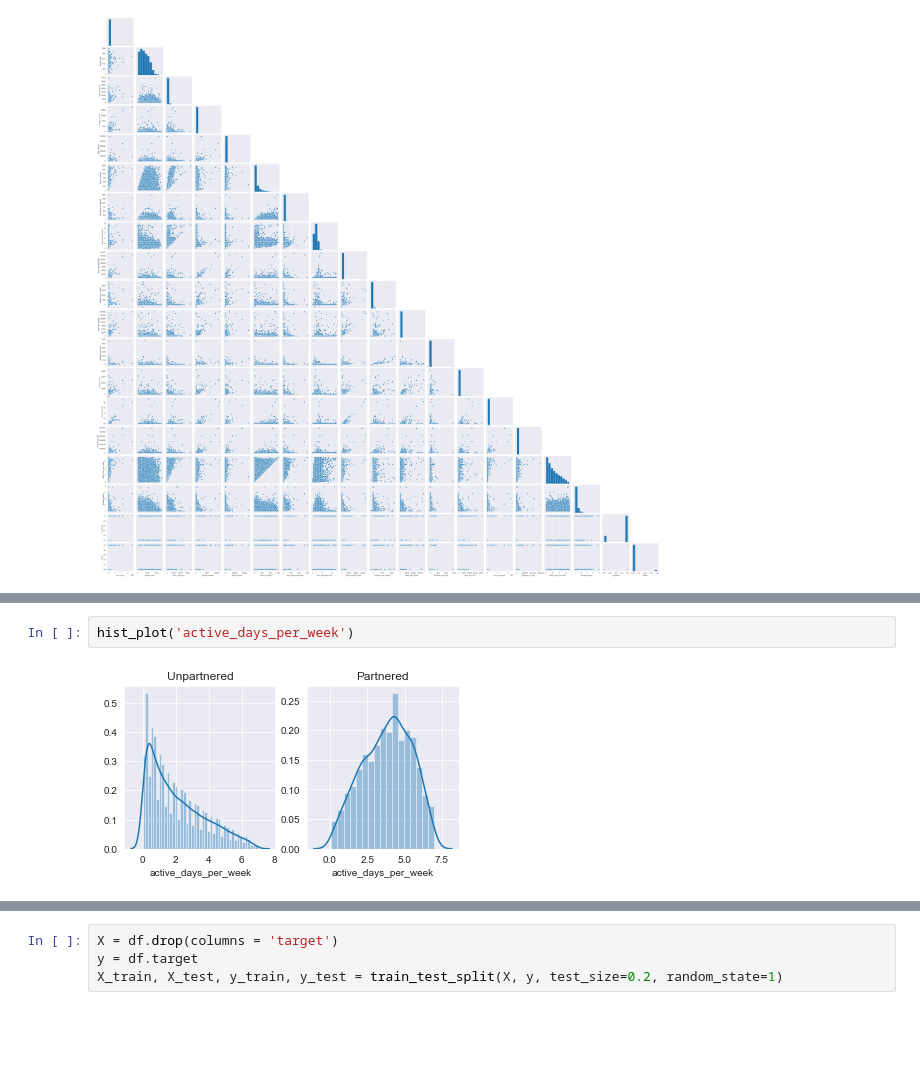
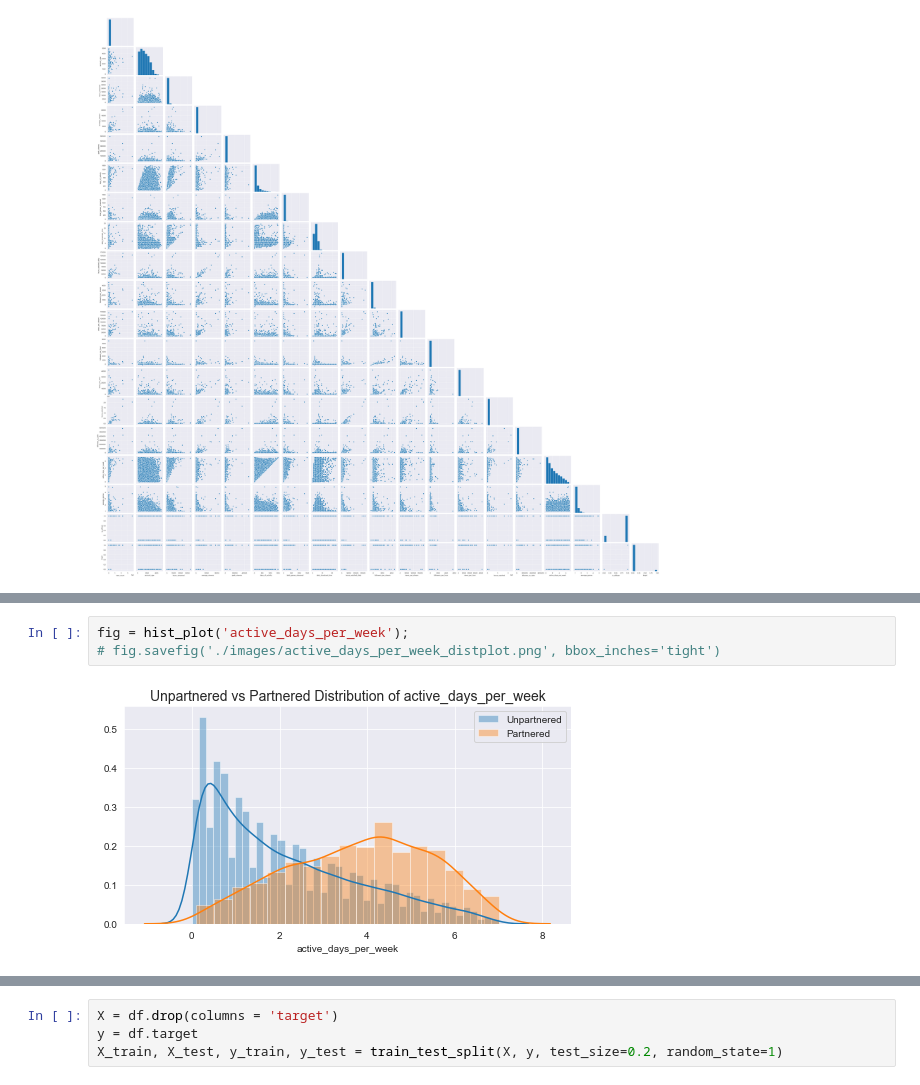
Before and after one commit to griffinhundley/streamer-analysis, a Jupyter notebook: Notebook.ipynb, the cells around one changed output, grey strips where cells are left out. Saved outputs shown, nothing was run; the diff lists cells and outputs as text; blank space fills up the shorter version.

```diff
--- a/Notebook.ipynb
+++ b/Notebook.ipynb
@@ -168,4 +181,5 @@ hist_plot('daily_broadcast_time')
-# %%
-hist_plot('active_days_per_week')
-# %% [output]
-[figure, removed]
+# %%
+fig = hist_plot('active_days_per_week');
+# fig.savefig('./images/active_days_per_week_distplot.png', bbox_inches='tight')
+# %% [output]
+[figure, added]
```
Also changed, not shown: parts of 14 cells of this notebook, 9 other files.
